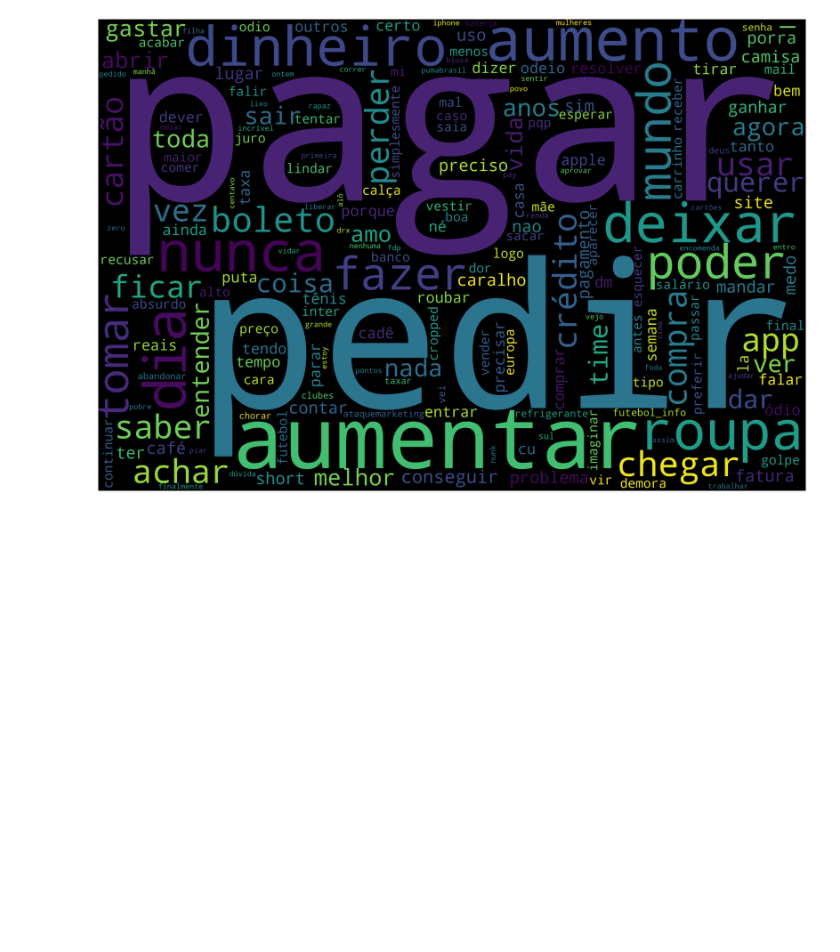
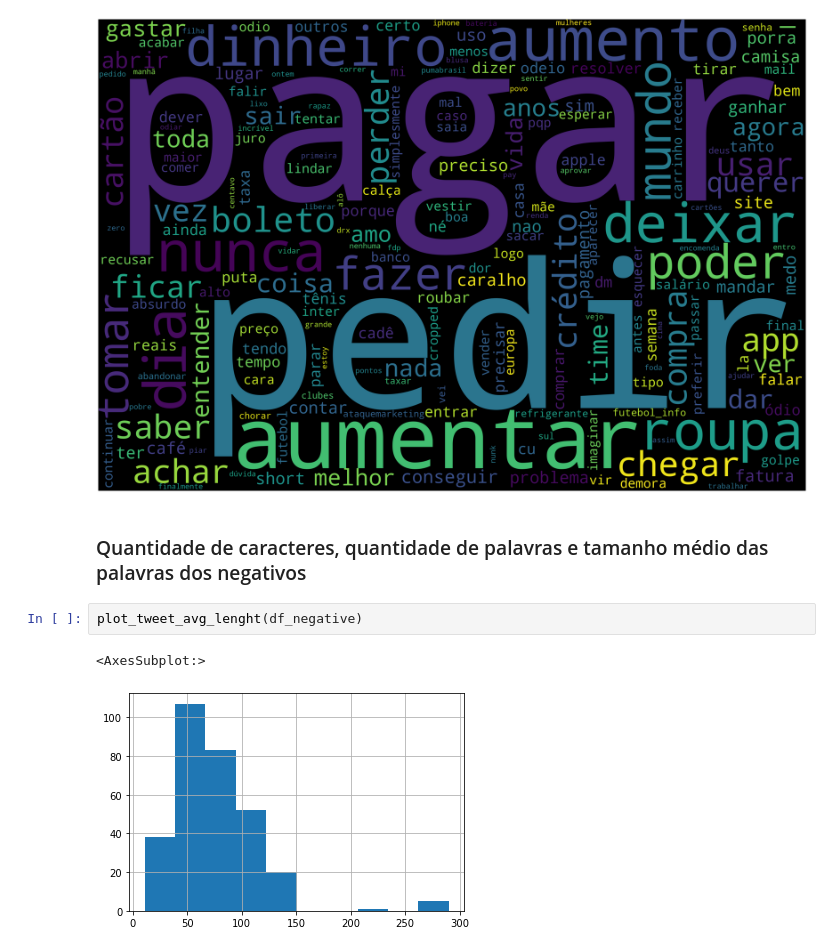
Before and after one commit to empatwi/exploratory-analysis, a Jupyter notebook: preprocessing.ipynb, the cells around one changed output. Drawn from its saved outputs; the diff is of its cells as text; blank space fills up the shorter version.

```diff
--- a/preprocessing.ipynb
+++ b/preprocessing.ipynb
@@ -249,3 +277,10 @@ wordcloud_neg.to_file("img/neg_wordcloud.png")
 # %% [output]
 <wordcloud.wordcloud.WordCloud at 0x...>
 [figure]
+# %% [markdown]
+### Quantidade de caracteres, quantidade de palavras e tamanho médio das palavras dos negativos
+# %%
+plot_tweet_avg_lenght(df_negative)
+# %% [output]
+<AxesSubplot:>
+[figure, added]
```
Also changed, not shown: parts of 7 cells of this notebook.
